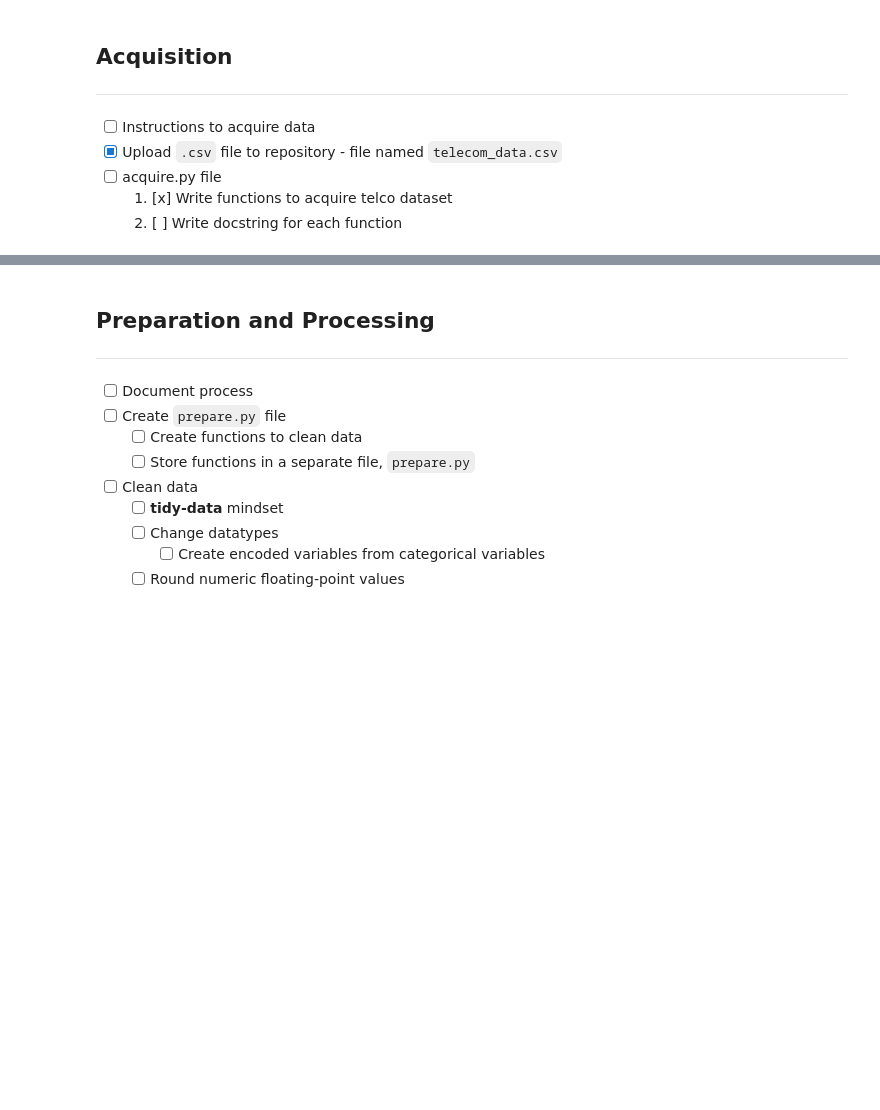
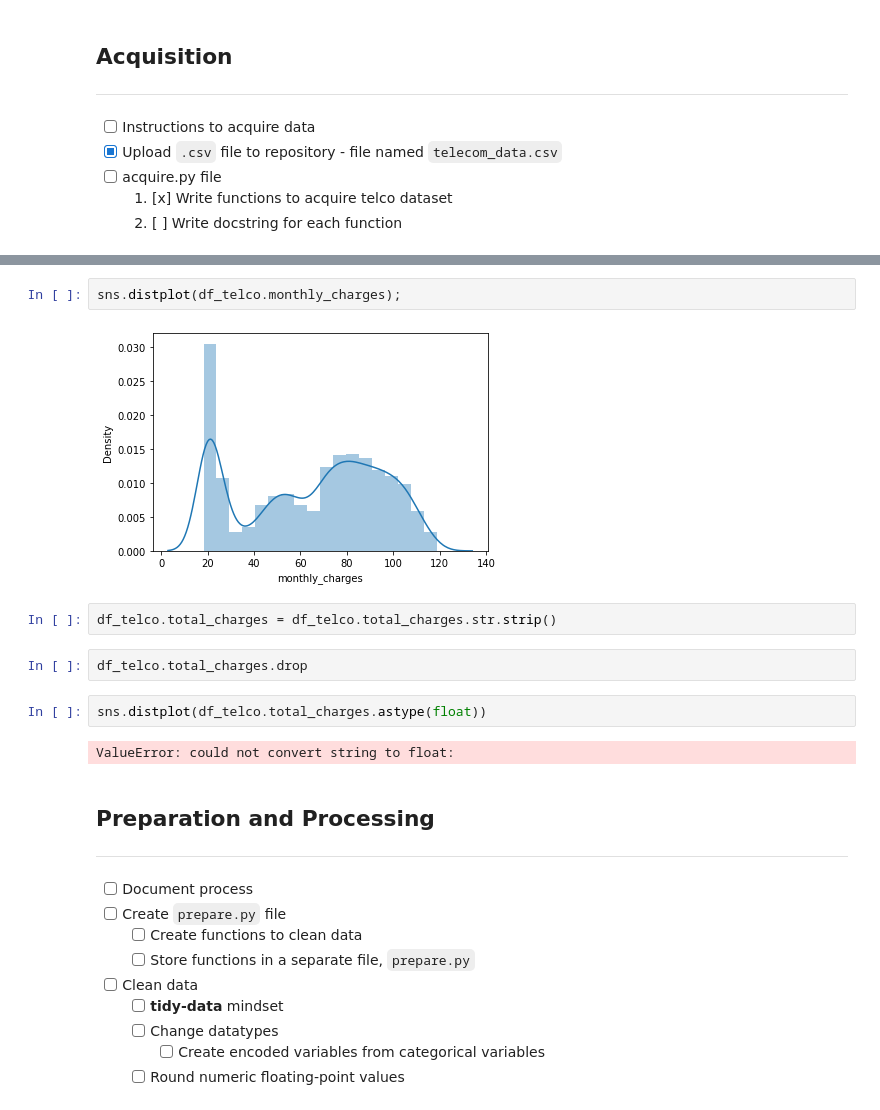
Before and after one commit to Promeos/telco-churn-project, a Jupyter notebook: telco_report.ipynb, the cells around one changed output, grey strips where cells are left out. Cells and saved outputs as stored; diff of their text form; blank space fills up the shorter version.

```diff
--- a/telco_report.ipynb
+++ b/telco_report.ipynb
@@ -45,3 +133,15 @@ import acquire
+# %%
+sns.distplot(df_telco.monthly_charges);
+# %% [output]
+[figure, added]
+# %%
+df_telco.total_charges = df_telco.total_charges.str.strip()
+# %%
+df_telco.total_charges.drop
+# %%
+sns.distplot(df_telco.total_charges.astype(float))
+# %% [output]
+ValueError: could not convert string to float:
 # %% [markdown]
 ## Preparation and Processing
 ---
```
Also changed, not shown: parts of 10 cells of this notebook, 1 other file.
